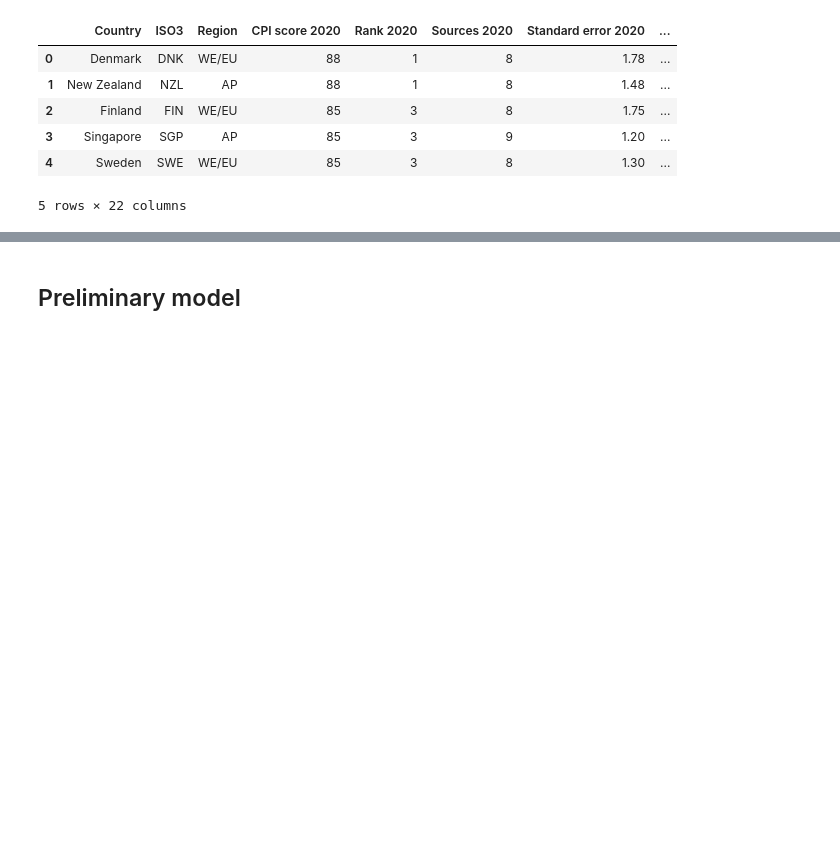
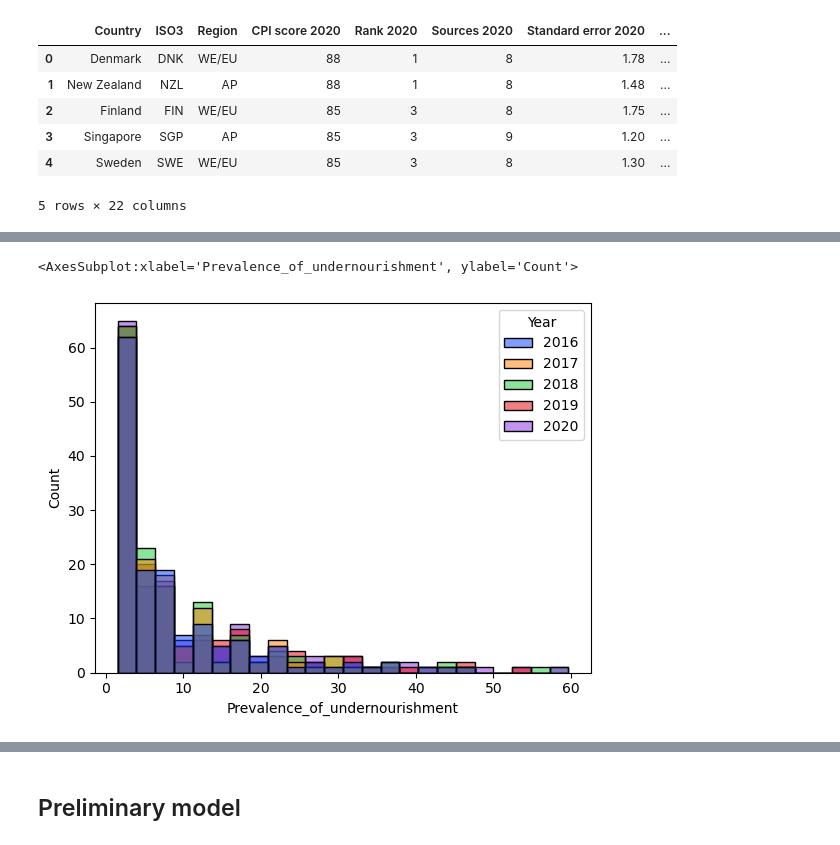
Before and after one commit to Sean2309/10.020_DataDrivenWorld_2D_Project-, a Jupyter notebook: Code/Modelling/linear_regression.ipynb, the cells around one changed output, grey strips where cells are left out. Cells and saved outputs as stored; diff of their text form; code cells hidden in the pictures; blank space fills up the shorter version.

```diff
--- a/Code/Modelling/linear_regression.ipynb
+++ b/Code/Modelling/linear_regression.ipynb
@@ -161,0 +222,5 @@ df.head()
+# %%
+sns.histplot(data=df_combined_untransposed, x="Prevalence_of_undernourishment", hue="Year", palette="bright")
+# %% [output]
+<AxesSubplot:xlabel='Prevalence_of_undernourishment', ylabel='Count'>
+[figure, added]
```
Also changed, not shown: parts of 24 cells of this notebook, 42 other files.
